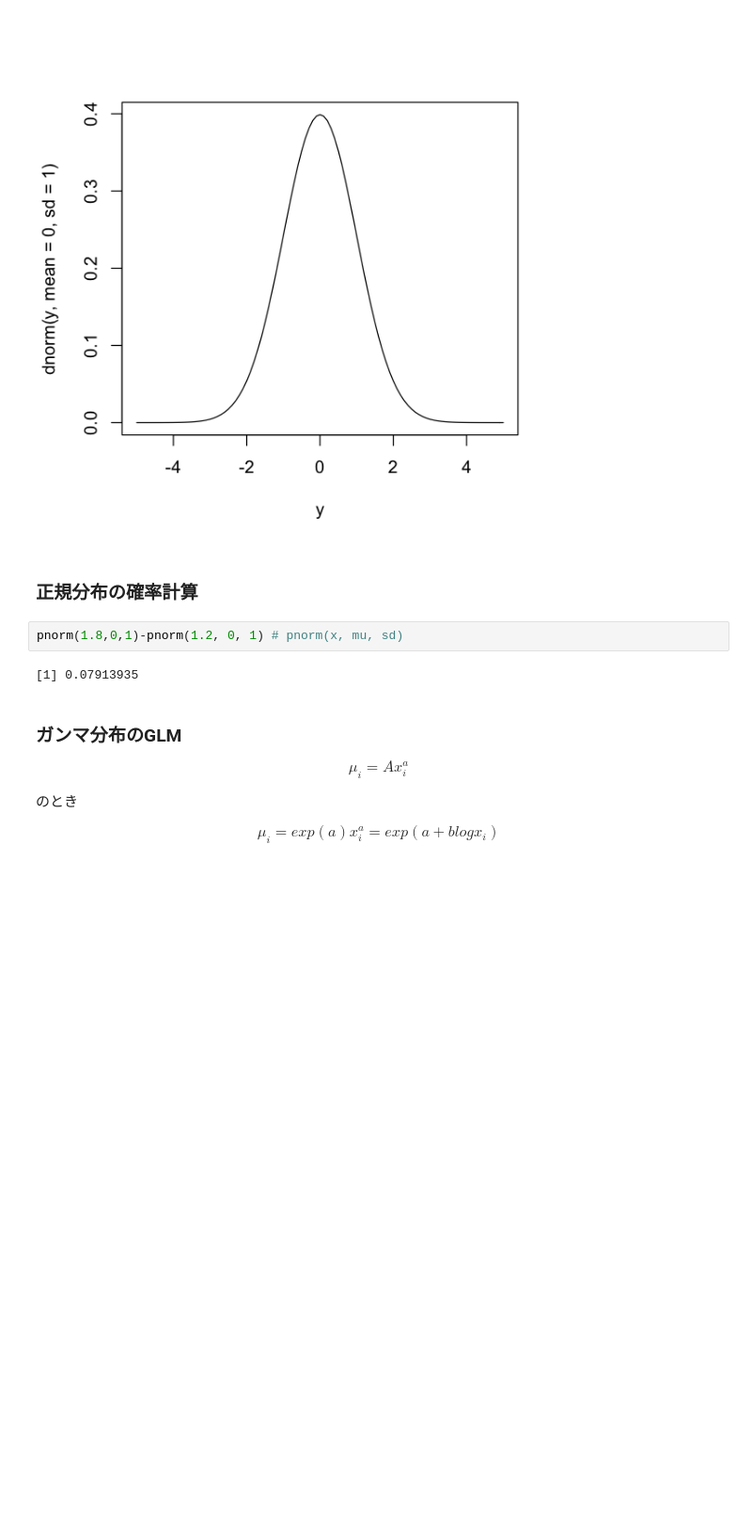
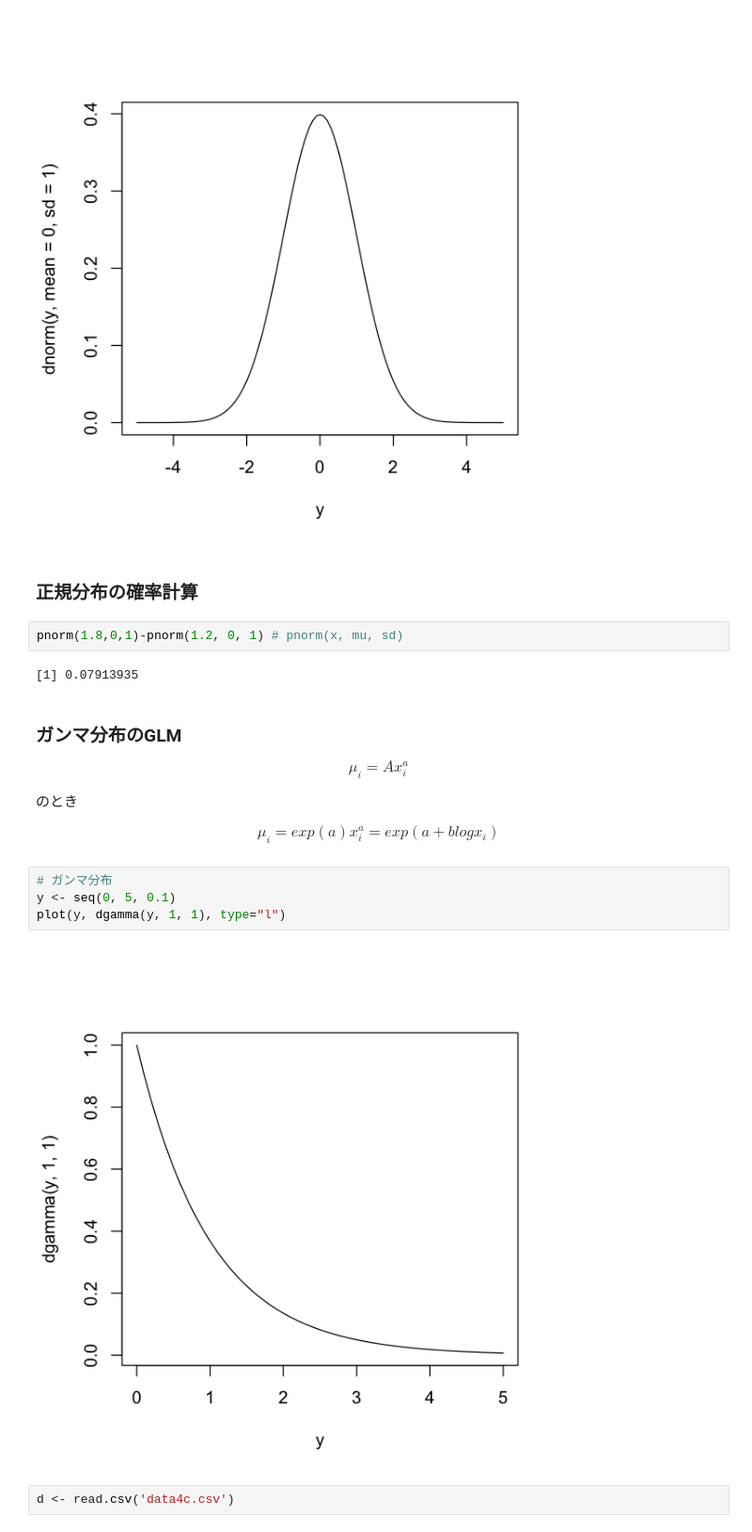
Before and after one commit to Rio-Sh/sub_stat_model_h29, a Jupyter notebook: データ解析統計モデリング２.ipynb, the cells around one changed output. Shown at 94% size. Drawn from its saved outputs; the diff is of its cells as text; blank space fills up the shorter version.

```diff
--- a/データ解析統計モデリング２.ipynb
+++ b/データ解析統計モデリング２.ipynb
@@ -317,6 +317,14 @@ $$\mu_i = Ax_i^a$$
 のとき
 
 $$\mu_i = exp(a)x_i^a = exp(a+b logx_i)$$
+# %%
+# ガンマ分布
+y <- seq(0, 5, 0.1)
+plot(y, dgamma(y, 1, 1), type="l")
+# %% [output]
+[figure, added]
+# %%
+d <- read.csv('data4c.csv')
 # %%
 glm(y~log(x), family = Gamma(link="log"), data =d)
 # %% [output]
```
Also changed, not shown: parts of 2 cells of this notebook.
